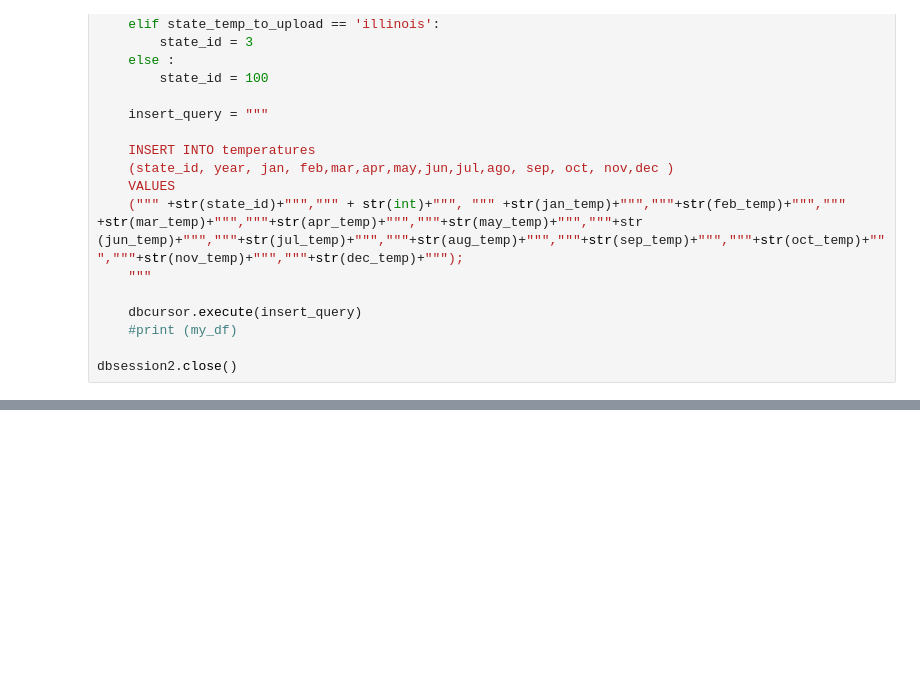
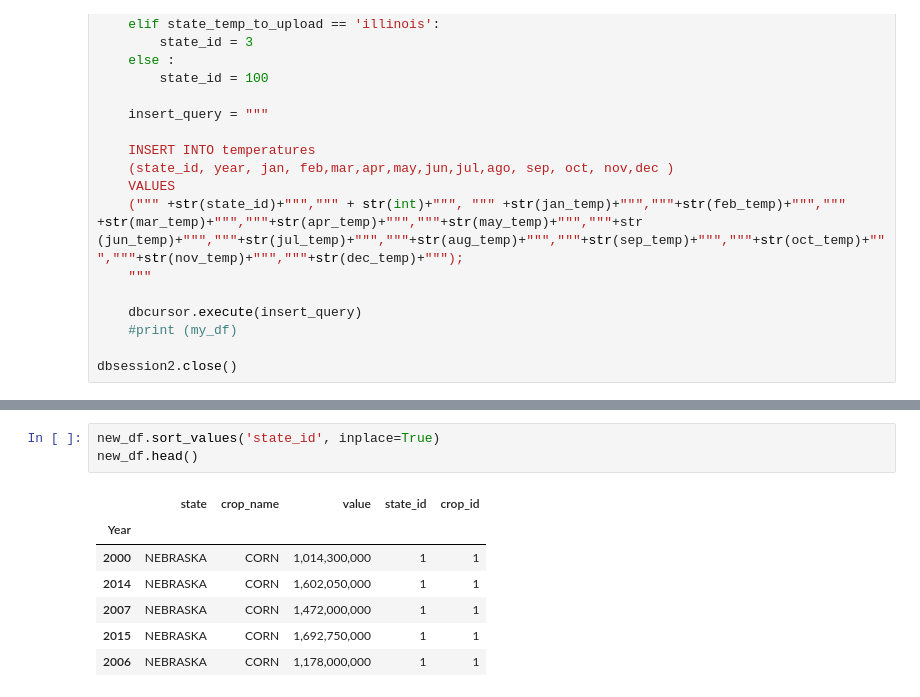
Before and after one commit to stew1922/data_farming, a Jupyter notebook: notebooks/carolina.ipynb, the cells around one changed output, grey strips where cells are left out. Drawn from its saved outputs; the diff is of its cells as text; blank space fills up the shorter version.

```diff
--- a/notebooks/carolina.ipynb
+++ b/notebooks/carolina.ipynb
@@ -459,0 +470,11 @@ dbsession2.autocommit = True
+# %%
+new_df.sort_values('state_id', inplace=True)
+new_df.head()
+# %% [output]
+|  | state | crop_name | value | state_id | crop_id |
+| Year |  |  |  |  |  |
+| 2000 | NEBRASKA | CORN | 1,014,300,000 | 1 | 1 |
+| 2014 | NEBRASKA | CORN | 1,602,050,000 | 1 | 1 |
+| 2007 | NEBRASKA | CORN | 1,472,000,000 | 1 | 1 |
+| 2015 | NEBRASKA | CORN | 1,692,750,000 | 1 | 1 |
+| 2006 | NEBRASKA | CORN | 1,178,000,000 | 1 | 1 |
```
Also changed, not shown: parts of 29 cells of this notebook, 4 other files.
